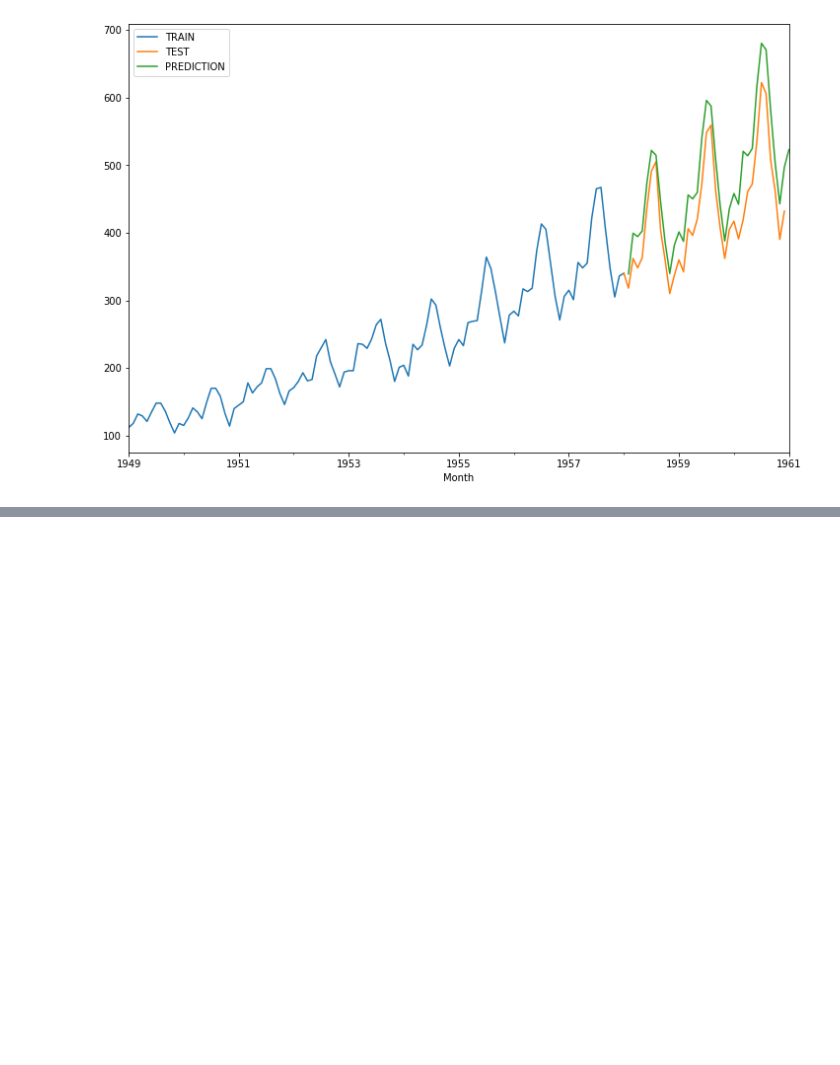
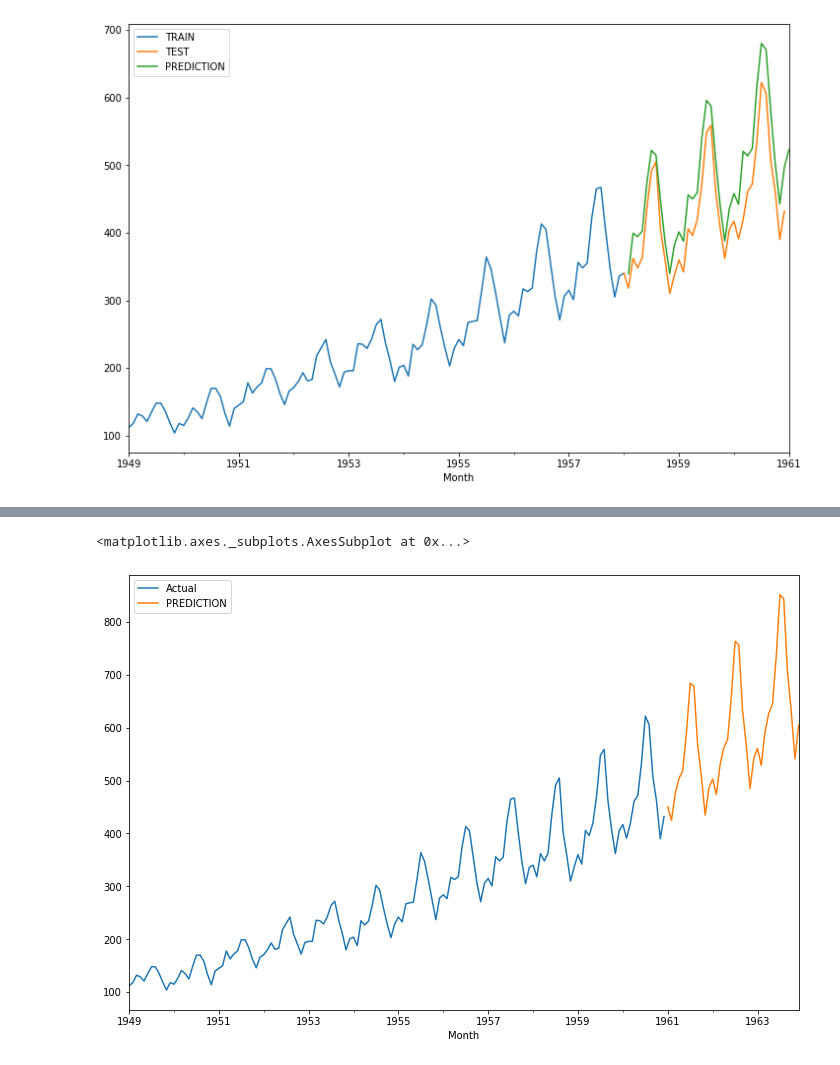
Before and after one commit to christianthieme/Python-for-Time-Series-Data-Analysis, a Jupyter notebook: Pandas for Time Series Analysis.ipynb, the cells around one changed output, grey strips where cells are left out. Cells and saved outputs as stored; diff of their text form; code cells hidden in the pictures; blank space fills up the shorter version.

Commit message:
update for forecasting methods
update for forecasting methods

```diff
--- a/Pandas for Time Series Analysis.ipynb
+++ b/Pandas for Time Series Analysis.ipynb
@@ -684,0 +699,4 @@ test_predictions.plot(legend=True, label = 'PREDICTION', figsize = (12,8))
+# %%
+final_model = ExponentialSmoothing(df['Thousands of Passengers'], trend = 'mul', seasonal = 'mul', seasonal_periods= 12).fit()
+# %%
+forecast_predictions = final_model.forecast(36)
@@ -684,0 +723,6 @@ test_predictions.plot(legend=True, label = 'PREDICTION', figsize = (12,8))
+# %%
+df['Thousands of Passengers'].plot(legend=True, label = 'Actual', figsize = (12,8))
+forecast_predictions.plot(legend=True, label = 'PREDICTION', figsize = (12,8))
+# %% [output]
+<matplotlib.axes._subplots.AxesSubplot at 0x...>
+[figure, added]
```
Also changed, not shown: parts of 23 cells of this notebook.
